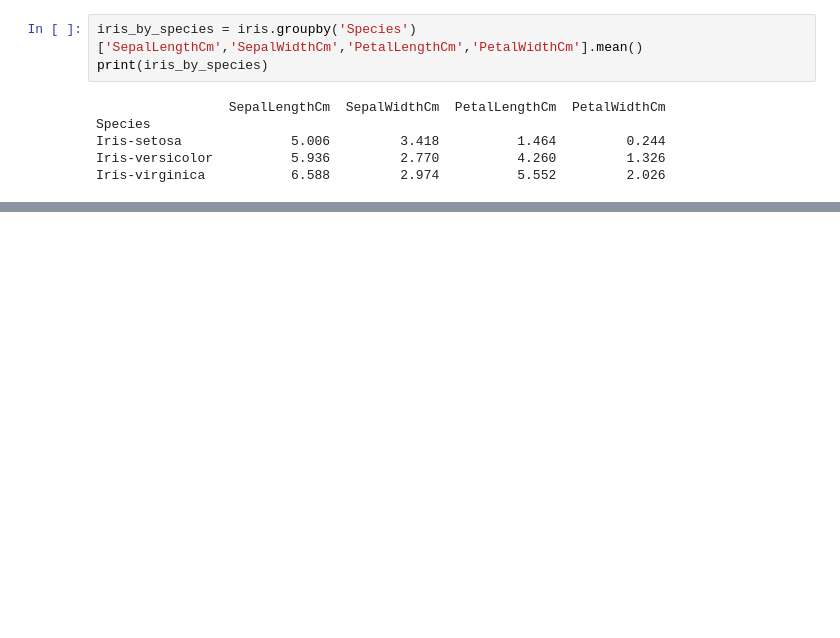
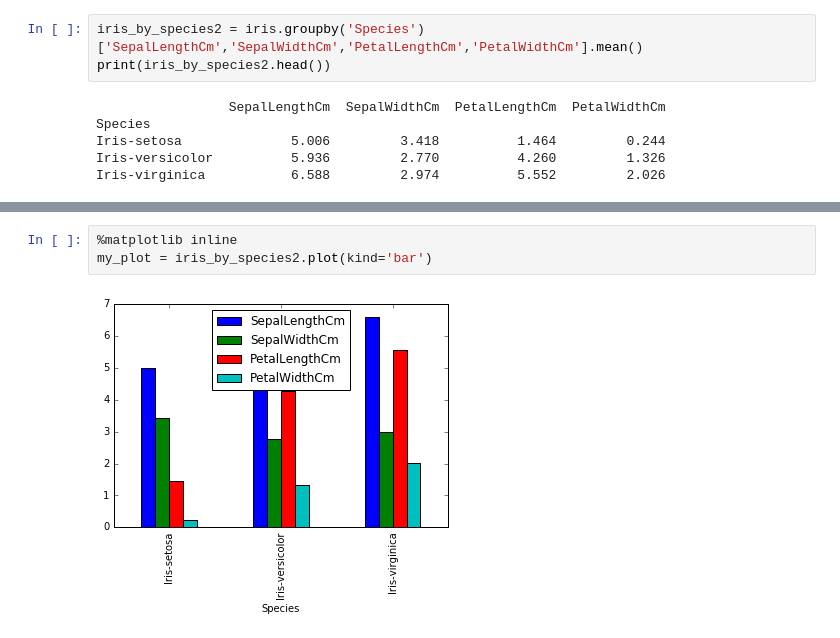
Before and after one commit to TanushreeNaik/IrisProject, a Jupyter notebook: Iris.ipynb, the cells around one changed output, grey strips where cells are left out. Cells and saved outputs as stored; diff of their text form; blank space fills up the shorter version.

```diff
--- a/Iris.ipynb
+++ b/Iris.ipynb
@@ -38,6 +51,6 @@ Iris-virginica   50             50            50             50            50
 # %%
-iris_by_species = iris.groupby('Species')['SepalLengthCm','SepalWidthCm','PetalLengthCm','PetalWidthCm'].mean()
-print(iris_by_species)
+iris_by_species2 = iris.groupby('Species')['SepalLengthCm','SepalWidthCm','PetalLengthCm','PetalWidthCm'].mean()
+print(iris_by_species2.head())
 # %% [output]
                  SepalLengthCm  SepalWidthCm  PetalLengthCm  PetalWidthCm
 Species
@@ -51,0 +60,5 @@ TypeError: bad operand type for unary -: 'str'
+# %%
+%matplotlib inline
+my_plot = iris_by_species2.plot(kind='bar')
+# %% [output]
+[figure, added]
```
Also changed, not shown: parts of 8 cells of this notebook, 1 other file.
